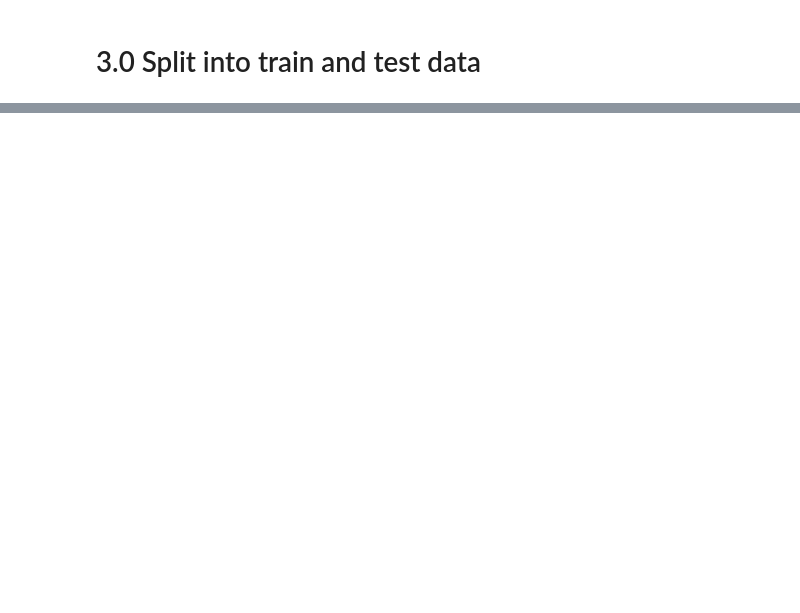
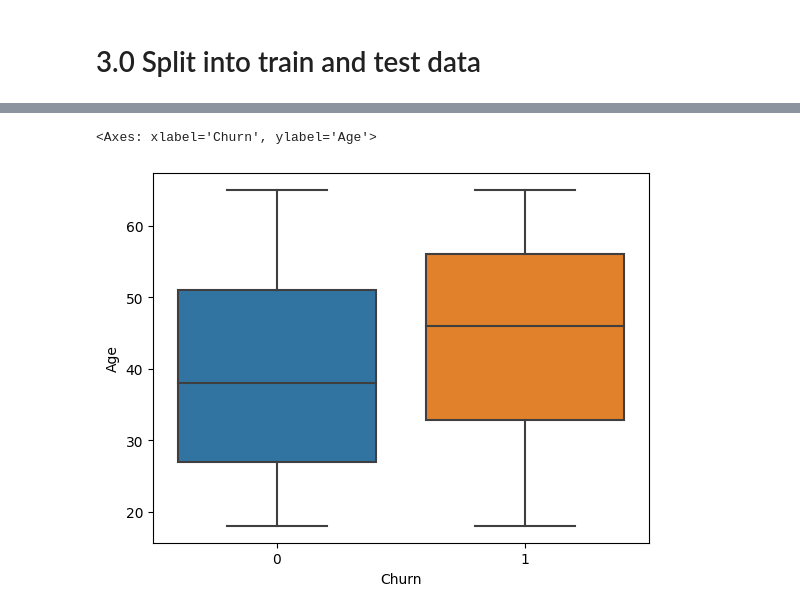
Before and after one commit to YuriCatramby/ds-clf-churn-prediction, a Jupyter notebook: project-model.ipynb, the cells around one changed output, grey strips where cells are left out. Drawn from its saved outputs; the diff is of its cells as text; code cells hidden in the pictures; blank space fills up the shorter version.

```diff
--- a/project-model.ipynb
+++ b/project-model.ipynb
@@ -76,3 +80,7 @@ df_raw
 | 998 | 22 | 4 | 69.60 | 8 | False |
 | 999 | 42 | 18 | 62.29 | 9 | False |
 1000 rows × 5 columns
+# %%
+df_raw['Churn'] = [1 if value == True else 0 for value in df_raw['Churn']]
+
+df_raw
@@ -82,8 +104,8 @@ df_raw
 X = df_raw.drop('Churn', axis=1)
 y = df_raw[['Churn']]
 # %%
-test_size = 0.3
+test_size = 0.2
 seed = 42
 
-X_train_temp, X_test_temp, y_train_temp, y_test_temp = train_test_split(X, y, test_size=test_size, random_state=seed)
+X_train, X_test, y_train, y_test = train_test_split(X, y, test_size=test_size, random_state=seed)
 # %%
@@ -99,3 +121,3 @@ y_test: (300, 1)
 # %%
-df_raw2 = pd.concat([X_train_temp, y_train_temp], axis=1)
+df_raw2 = pd.concat([X_train, y_train], axis=1)
 # %% [markdown]
@@ -121,0 +160,5 @@ memory usage: 28.0 KB
+# %%
+sns.boxplot(data=df_raw2, y='Age', x='Churn')
+# %% [output]
+<Axes: xlabel='Churn', ylabel='Age'>
+[figure, added]
```
Also changed, not shown: parts of 18 cells of this notebook.
